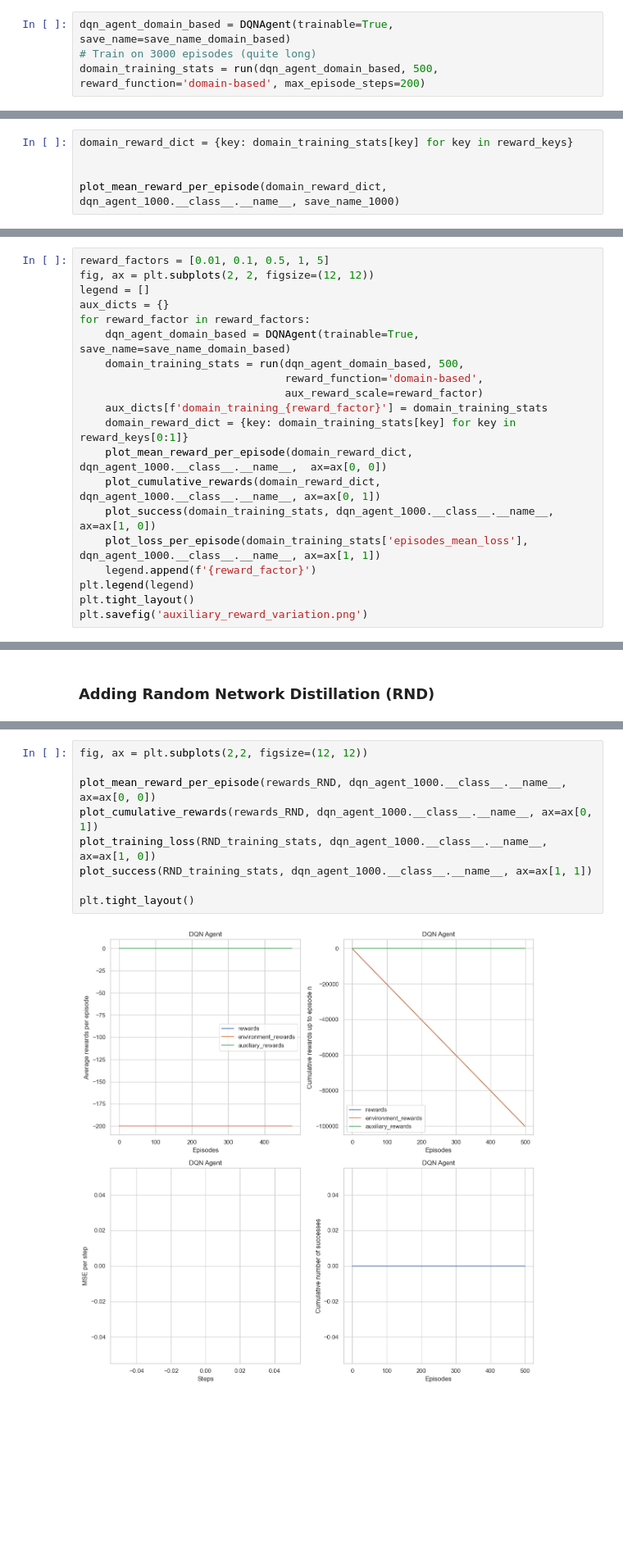
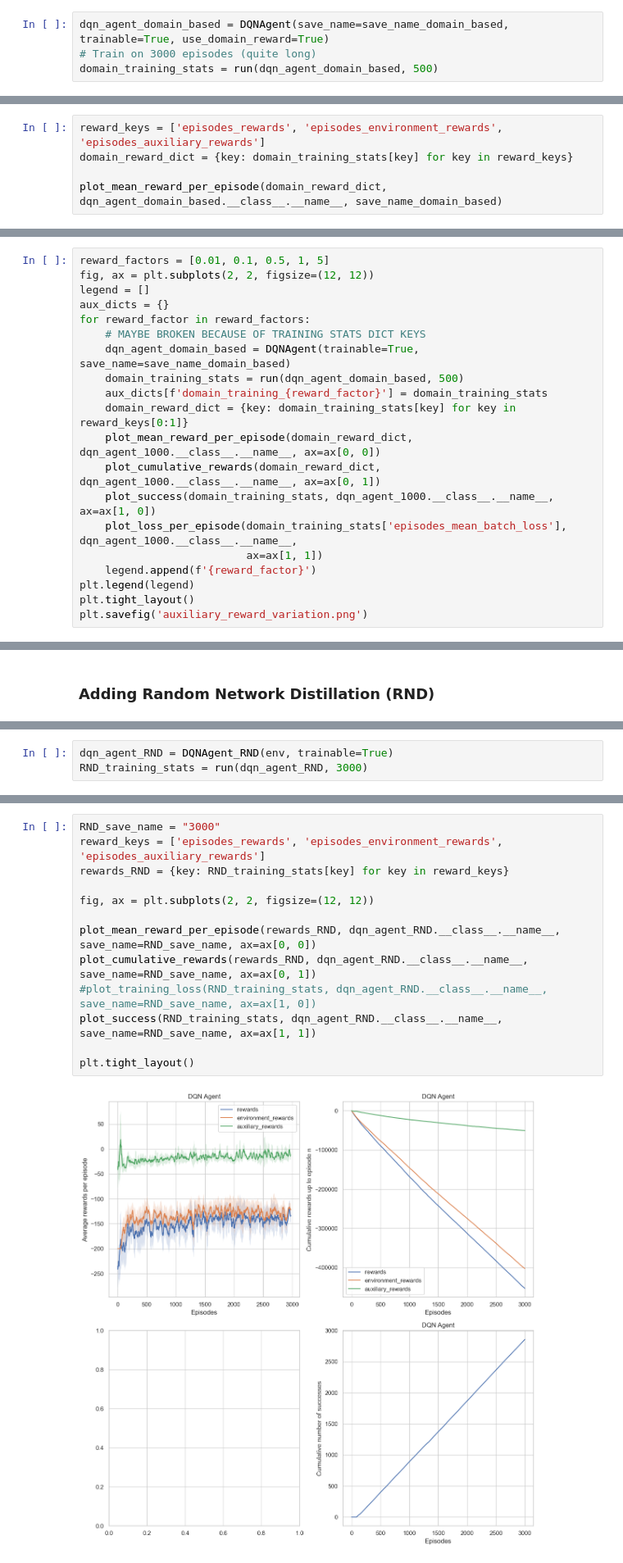
Before and after one commit to LionelSafar/Rolls-Royce-Peak-Plower, a Jupyter notebook: main.ipynb, the cells around one changed output, grey strips where cells are left out. Shown at 82% size. Cells and saved outputs as stored; diff of their text form; blank space fills up the shorter version.

```diff
--- a/main.ipynb
+++ b/main.ipynb
@@ -580,8 +546,8 @@ _ = run(dqn_agent_render_1000, 1, render=True)
 # Used to load/save the model
 save_name_domain_based = "domain_based"
 # %%
-dqn_agent_domain_based = DQNAgent(trainable=True, save_name=save_name_domain_based)
+dqn_agent_domain_based = DQNAgent(save_name=save_name_domain_based, trainable=True, use_domain_reward=True)
 # Train on 3000 episodes (quite long)
-domain_training_stats = run(dqn_agent_domain_based, 500, reward_function='domain-based', max_episode_steps=200)
+domain_training_stats = run(dqn_agent_domain_based, 500)
 # %%
 # Render
@@ -594,6 +561,6 @@ plot_loss_per_episode(domain_training_stats['episodes_mean_loss'], dqn_agent_100
 # %%
+reward_keys = ['episodes_rewards', 'episodes_environment_rewards', 'episodes_auxiliary_rewards']
 domain_reward_dict = {key: domain_training_stats[key] for key in reward_keys}
 
-
-plot_mean_reward_per_episode(domain_reward_dict, dqn_agent_1000.__class__.__name__, save_name_1000)
+plot_mean_reward_per_episode(domain_reward_dict, dqn_agent_domain_based.__class__.__name__, save_name_domain_based)
 # %% [output]
@@ -614,16 +581,16 @@ fig, ax = plt.subplots(2, 2, figsize=(12, 12))
 legend = []
 aux_dicts = {}
 for reward_factor in reward_factors:
+    # MAYBE BROKEN BECAUSE OF TRAINING STATS DICT KEYS
     dqn_agent_domain_based = DQNAgent(trainable=True, save_name=save_name_domain_based)
-    domain_training_stats = run(dqn_agent_domain_based, 500,
-                                reward_function='domain-based',
-                                aux_reward_scale=reward_factor)
+    domain_training_stats = run(dqn_agent_domain_based, 500)
     aux_dicts[f'domain_training_{reward_factor}'] = domain_training_stats
     domain_reward_dict = {key: domain_training_stats[key] for key in reward_keys[0:1]}
-    plot_mean_reward_per_episode(domain_reward_dict, dqn_agent_1000.__class__.__name__,  ax=ax[0, 0])
+    plot_mean_reward_per_episode(domain_reward_dict, dqn_agent_1000.__class__.__name__, ax=ax[0, 0])
     plot_cumulative_rewards(domain_reward_dict, dqn_agent_1000.__class__.__name__, ax=ax[0, 1])
     plot_success(domain_training_stats, dqn_agent_1000.__class__.__name__, ax=ax[1, 0])
-    plot_loss_per_episode(domain_training_stats['episodes_mean_loss'], dqn_agent_1000.__class__.__name__, ax=ax[1, 1])
+    plot_loss_per_episode(domain_training_stats['episodes_mean_batch_loss'], dqn_agent_1000.__class__.__name__,
+                          ax=ax[1, 1])
     legend.append(f'{reward_factor}')
 plt.legend(legend)
 plt.tight_layout()
@@ -856,0 +816,3 @@ KeyboardInterrupt:
+# %%
+dqn_agent_RND = DQNAgent_RND(env, trainable=True)
+RND_training_stats = run(dqn_agent_RND, 3000)
@@ -857,14 +823,18 @@ KeyboardInterrupt:
 # %%
-fig, ax = plt.subplots(2,2, figsize=(12, 12))
+RND_save_name = "3000"
+reward_keys = ['episodes_rewards', 'episodes_environment_rewards', 'episodes_auxiliary_rewards']
+rewards_RND = {key: RND_training_stats[key] for key in reward_keys}
 
-plot_mean_reward_per_episode(rewards_RND, dqn_agent_1000.__class__.__name__, ax=ax[0, 0])
-plot_cumulative_rewards(rewards_RND, dqn_agent_1000.__class__.__name__, ax=ax[0, 1])
-plot_training_loss(RND_training_stats, dqn_agent_1000.__class__.__name__, ax=ax[1, 0])
-plot_success(RND_training_stats, dqn_agent_1000.__class__.__name__, ax=ax[1, 1])
+fig, ax = plt.subplots(2, 2, figsize=(12, 12))
+
+plot_mean_reward_per_episode(rewards_RND, dqn_agent_RND.__class__.__name__, save_name=RND_save_name, ax=ax[0, 0])
+plot_cumulative_rewards(rewards_RND, dqn_agent_RND.__class__.__name__, save_name=RND_save_name, ax=ax[0, 1])
+#plot_training_loss(RND_training_stats, dqn_agent_RND.__class__.__name__, save_name=RND_save_name, ax=ax[1, 0])
+plot_success(RND_training_stats, dqn_agent_RND.__class__.__name__, save_name=RND_save_name, ax=ax[1, 1])
 
 plt.tight_layout()
 # %% [output]
-[figure, old version]
+[figure, new version]
 # %%
 plt.plot(RND_training_stats['episodes_auxiliary_rewards'])
 # %% [output]
```
Also changed, not shown: parts of 32 cells of this notebook, 15 other files.
